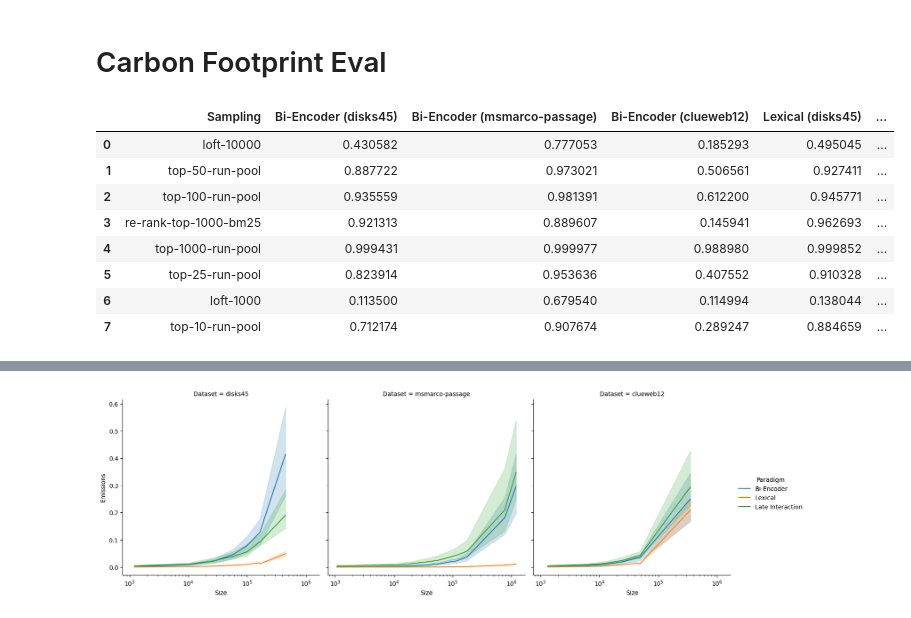
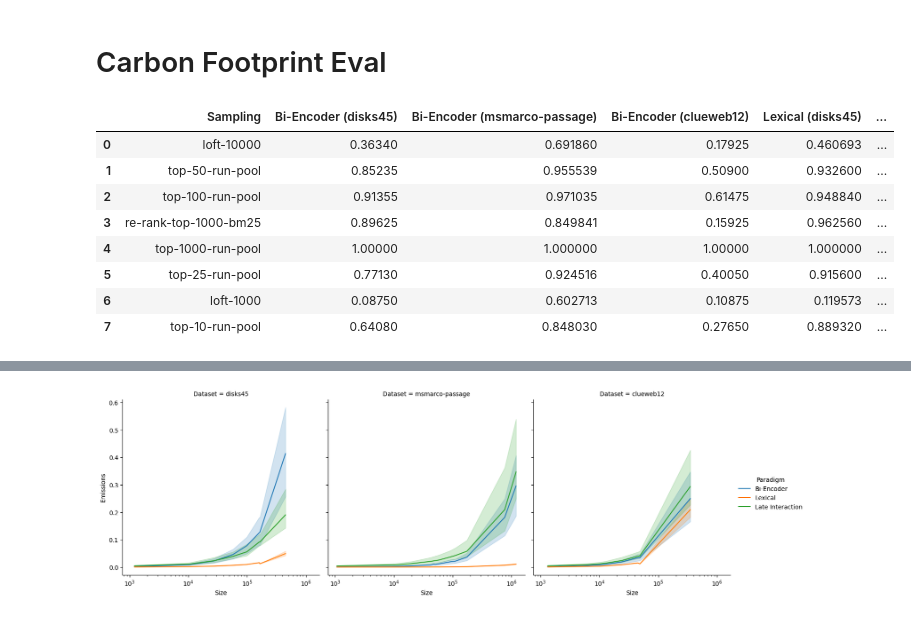
Before and after one commit to webis-de/ecir25-corpus-subsampling, a Jupyter notebook: notebooks/carbon-footprint-eval.ipynb, the cells around one changed output, grey strips where cells are left out. Drawn from its saved outputs; the diff is of its cells as text; code cells hidden in the pictures.

```diff
--- a/notebooks/carbon-footprint-eval.ipynb
+++ b/notebooks/carbon-footprint-eval.ipynb
@@ -75,16 +75,16 @@ def parse_data(file_name, target_maeasure):
 
     return df
 # %%
-df_recall = parse_data('../data/processed/carbon-footprints/aggregated.jsonl', lambda i: i['RBO@10'])
+df_recall = parse_data('../data/processed/carbon-footprints/aggregated.jsonl', lambda i: i['Recall@10'])
 df_recall = to_rows(df_recall)
 df_recall
 # %% [output]
 |  | Sampling | Bi-Encoder (disks45) | Bi-Encoder (msmarco-passage) | Bi-Encoder (clueweb12) | Lexical (disks45) | ... |
-| 0 | loft-10000 | 0.430582 | 0.777053 | 0.185293 | 0.495045 | ... |
-| 1 | top-50-run-pool | 0.887722 | 0.973021 | 0.506561 | 0.927411 | ... |
-| 2 | top-100-run-pool | 0.935559 | 0.981391 | 0.612200 | 0.945771 | ... |
-| 3 | re-rank-top-1000-bm25 | 0.921313 | 0.889607 | 0.145941 | 0.962693 | ... |
-| 4 | top-1000-run-pool | 0.999431 | 0.999977 | 0.988980 | 0.999852 | ... |
-| 5 | top-25-run-pool | 0.823914 | 0.953636 | 0.407552 | 0.910328 | ... |
-| 6 | loft-1000 | 0.113500 | 0.679540 | 0.114994 | 0.138044 | ... |
-| 7 | top-10-run-pool | 0.712174 | 0.907674 | 0.289247 | 0.884659 | ... |
+| 0 | loft-10000 | 0.36340 | 0.691860 | 0.17925 | 0.460693 | ... |
+| 1 | top-50-run-pool | 0.85235 | 0.955539 | 0.50900 | 0.932600 | ... |
+| 2 | top-100-run-pool | 0.91355 | 0.971035 | 0.61475 | 0.948840 | ... |
+| 3 | re-rank-top-1000-bm25 | 0.89625 | 0.849841 | 0.15925 | 0.962560 | ... |
+| 4 | top-1000-run-pool | 1.00000 | 1.000000 | 1.00000 | 1.000000 | ... |
+| 5 | top-25-run-pool | 0.77130 | 0.924516 | 0.40050 | 0.915600 | ... |
+| 6 | loft-1000 | 0.08750 | 0.602713 | 0.10875 | 0.119573 | ... |
+| 7 | top-10-run-pool | 0.64080 | 0.848030 | 0.27650 | 0.889320 | ... |
```
Also changed, not shown: parts of 7 cells of this notebook.
